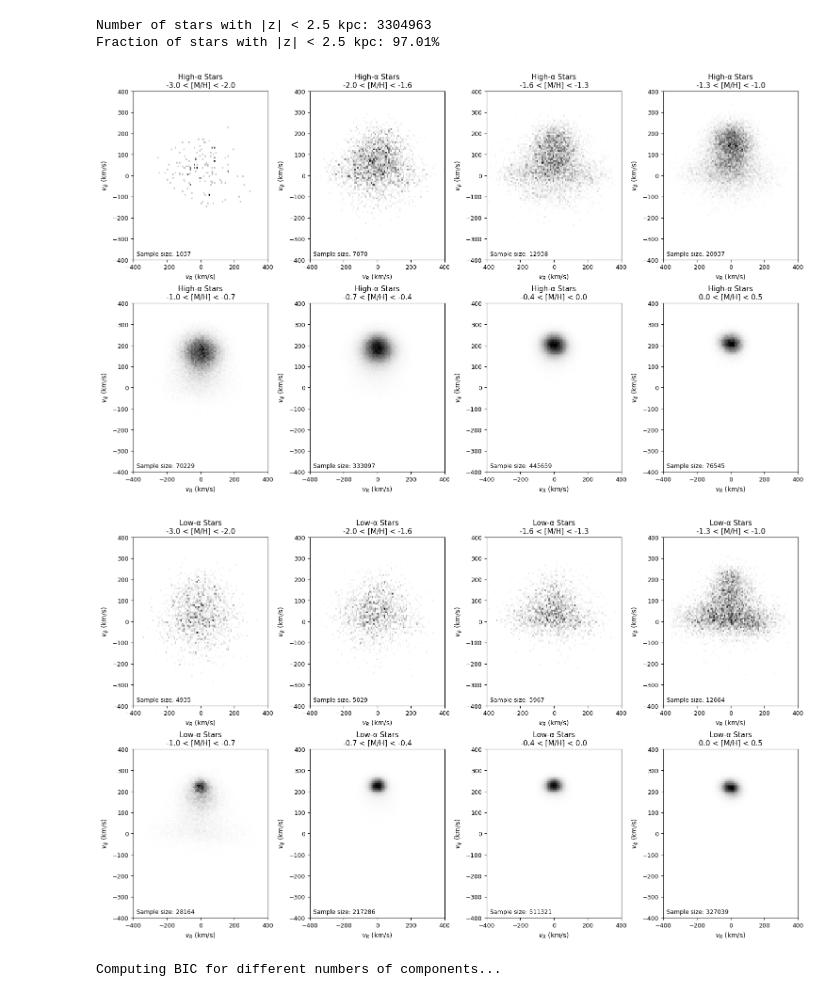
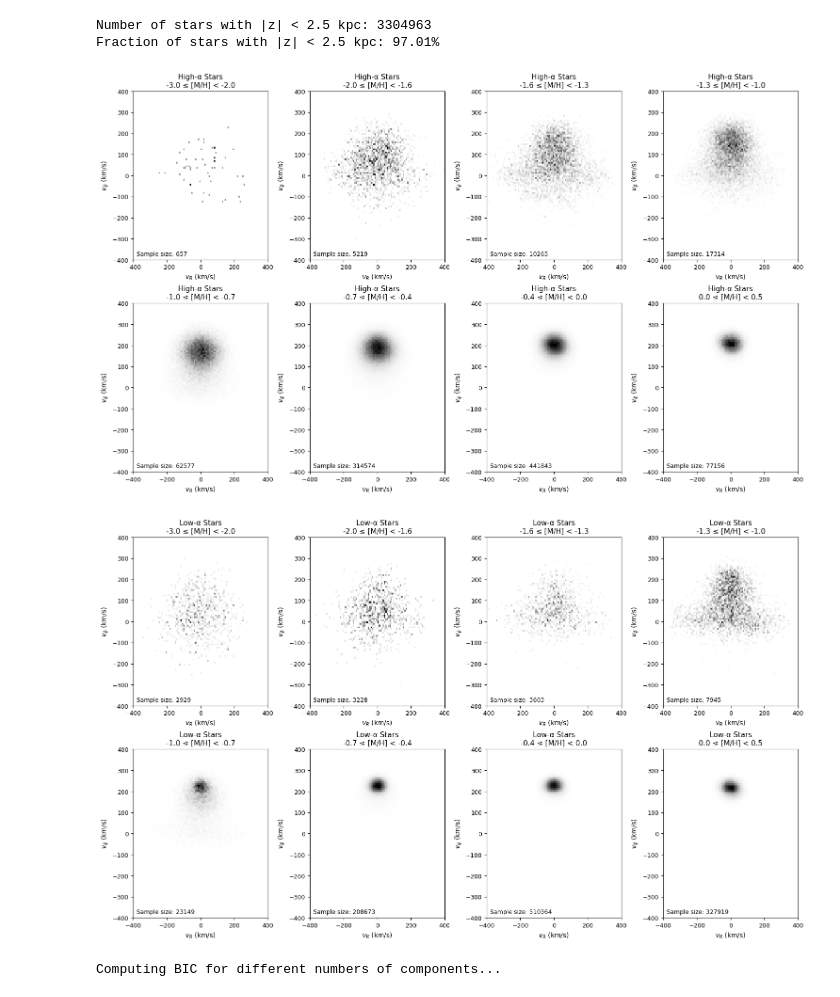
Before and after one commit to raunaq-rai/Disentangling-the-Milky-Way-using-GMM, a Jupyter notebook: notebooks/Viswanathan_GMM.ipynb, the cells around one changed output. Saved outputs shown, nothing was run; the diff lists cells and outputs as text; code cells hidden in the pictures.

```diff
--- a/notebooks/Viswanathan_GMM.ipynb
+++ b/notebooks/Viswanathan_GMM.ipynb
@@ -28,6 +28,8 @@ print(f"Number of stars with |z| < 2.5 kpc: {num_z_below_2_5}")
 # Calculate the fraction of the total
 fraction_z_below_2_5 = num_z_below_2_5 / len(df)
 print(f"Fraction of stars with |z| < 2.5 kpc: {fraction_z_below_2_5:.2%}")
+
+df = df[df['Z'].abs() < 2.5]
 # %% [output]
 Number of stars with |z| < 2.5 kpc: 3304963
 Fraction of stars with |z| < 2.5 kpc: 97.01%
@@ -60,8 +62,8 @@ def plot_vr_vphi_by_metallicity(df, title_prefix, save_prefix=None):
     # Define metallicity bins and labels
     metallicity_bins = [-3.0, -2.0, -1.6, -1.3, -1.0, -0.7, -0.4, 0.0, 0.5]
     bin_labels = [
-        "-3.0 < [M/H] < -2.0", "-2.0 < [M/H] < -1.6", "-1.6 < [M/H] < -1.3", "-1.3 < [M/H] < -1.0",
-        "-1.0 < [M/H] < -0.7", "-0.7 < [M/H] < -0.4", "-0.4 < [M/H] < 0.0", "0.0 < [M/H] < 0.5"
+        "-3.0 ≤ [M/H] < -2.0", "-2.0 ≤ [M/H] < -1.6", "-1.6 ≤ [M/H] < -1.3", "-1.3 ≤ [M/H] < -1.0",
+        "-1.0 ≤ [M/H] < -0.7", "-0.7 ≤ [M/H] < -0.4", "-0.4 ≤ [M/H] < 0.0", "0.0 ≤ [M/H] < 0.5"
     ]
 
     bins = 100
@@ -71,7 +73,7 @@ def plot_vr_vphi_by_metallicity(df, title_prefix, save_prefix=None):
     fig, axes = plt.subplots(2, 4, figsize=(15, 9), constrained_layout=True)
 
     for i, (low, high) in enumerate(zip(metallicity_bins[:-1], metallicity_bins[1:])):
-        df_filtered = df[(df["mh_xgboost"] > low) & (df["mh_xgboost"] <= high)]
+        df_filtered = df[(df["mh_xgboost"] >= low) & (df["mh_xgboost"] < high)]
         df_filtered = df_filtered.dropna(subset=["v_R", "v_phi"])
 
         # Compute 2D histogram
@@ -83,34 +85,35 @@ def plot_vr_vphi_by_metallicity(df, title_prefix, save_prefix=None):
 
         # Min-max normalization
         H_min = np.min(H[H > 0]) if np.any(H > 0) else 1e-5
         H_max = np.max(H) if np.max(H) > 0 else 1
         H_normalized = (H - H_min) / (H_max - H_min)
         H_normalized = np.clip(H_normalized, 0, 1)
 
         ax = axes[i // 4, i % 4]
         im = ax.pcolormesh(xedges, yedges, H_normalized.T, cmap="Greys", shading='auto')
 
         ax.set_title(f"{title_prefix}\n{bin_labels[i]}", fontsize=11)
         ax.set_xlabel(r"$v_R$ (km/s)", fontsize=10)
         ax.set_ylabel(r"$v_\phi$ (km/s)", fontsize=10)
         ax.tick_params(axis="both", labelsize=9)
         ax.set_xlim(x_limits)
         ax.set_ylim(y_limits)
         ax.text(x_limits[0] + 20, y_limits[0] + 20, f"Sample size: {len(df_filtered)}", fontsize=9)
 
     if save_prefix:
         plt.savefig(f"../figures/{save_prefix}.png", dpi=300)
     plt.show()
 
+
 # Define high and low alpha populations
 df_high, df_low = define_alpha_sequences(df)
 
 # Plot for both populations
 plot_vr_vphi_by_metallicity(df_high, title_prefix="High-α Stars",save_prefix='high_alpha')
 plot_vr_vphi_by_metallicity(df_low, title_prefix="Low-α Stars",save_prefix='low_alpha')
 # %% [output]
 [figure]
-[figure, old version]
+[figure, new version]
 # %%
 def plot_bic_vs_n_components(BIC_values, save_prefix=None):
     """
```
Also changed, not shown: parts of 17 cells of this notebook, 40 other files.
